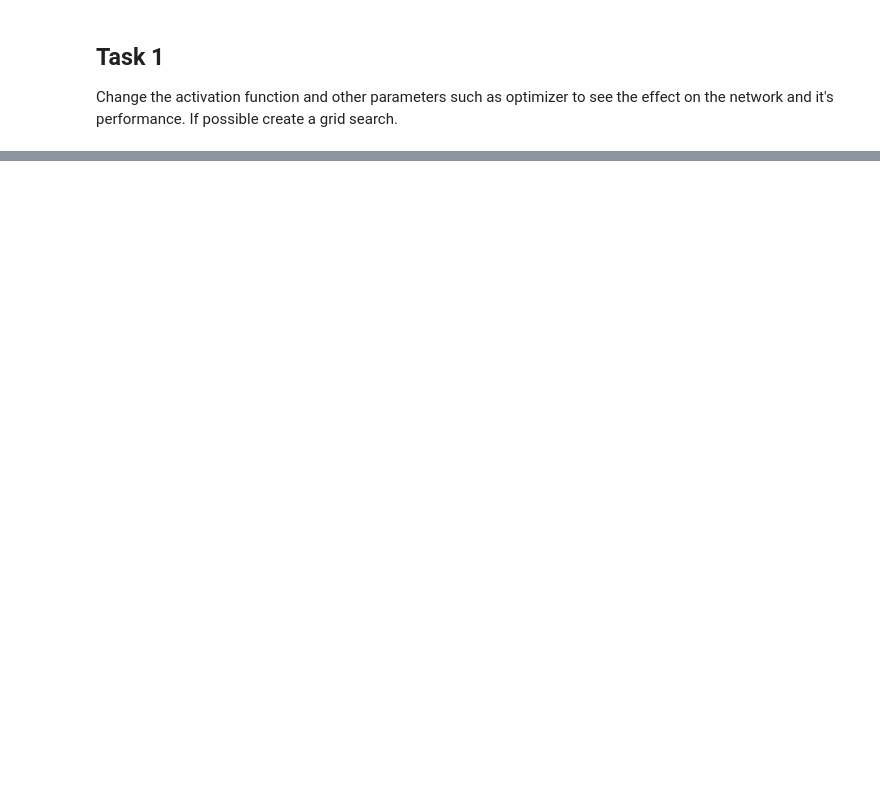
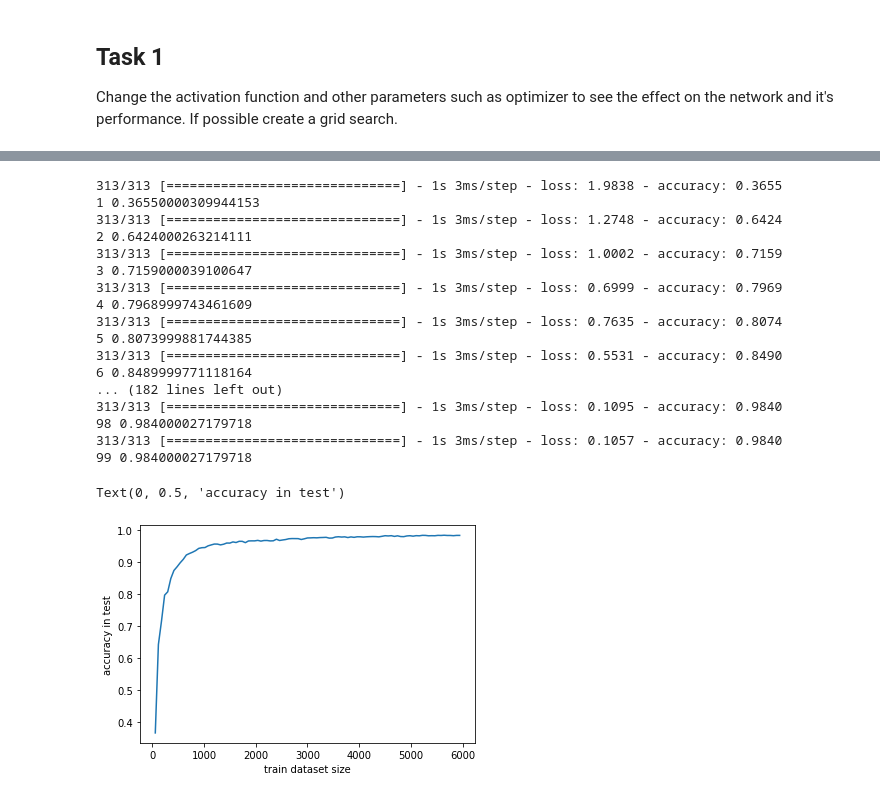
Before and after one commit to jere1882/DL_IADS22, a Jupyter notebook: CNN_Minst.ipynb, the cells around one changed output, grey strips where cells are left out. Saved outputs shown, nothing was run; the diff lists cells and outputs as text; code cells hidden in the pictures; blank space fills up the shorter version.

```diff
--- a/CNN_Minst.ipynb
+++ b/CNN_Minst.ipynb
@@ -314,0 +372,55 @@ Epoch 15/15
+# %%
+# Let's try to strain use very little data and see what happens
+
+model = models.Sequential(
+    [
+        models.Input(shape=(28, 28, 1)),
+        layers.Conv2D(32, kernel_size=(3, 3), activation="relu"),
+        layers.MaxPooling2D(pool_size=(2, 2)),
+        layers.Conv2D(64, kernel_size=(3, 3), activation="relu"),
+        layers.MaxPooling2D(pool_size=(2, 2)),
+        layers.Flatten(),
+        layers.Dropout(0.5),
+        layers.Dense(10, activation="softmax"),
+    ]
+)
+
+history_test_acc = dict()
+
+for train_size in range(1,100,1):
+
+  max_size = train_images.shape[0]
+  new_size = (int)(train_size/1000 * max_size)
+
+  model.compile(optimizer='adam',
+                loss='categorical_crossentropy',
+                metrics=['accuracy'])
+  history = model.fit(train_images[0:new_size,], train_labels[0:new_size,], epochs=15, batch_size=128, validation_split=0.2, verbose = 0) # 20% of the data is used for validation
+  test_loss, test_acc = model.evaluate(test_images, test_labels)
+  print(train_size, test_acc)
+  history_test_acc[train_size]=test_acc
+
+train_sizes = [ train_images.shape[0] * x / 1000 for x in list(history_test_acc.keys()) ]
+plt.plot(train_sizes, list(history_test_acc.values()))
+plt.xlabel('train dataset size')
+plt.ylabel('accuracy in test')
+# %% [output]
+313/313 [==============================] - 1s 3ms/step - loss: 1.9838 - accuracy: 0.3655
+1 0.36550000309944153
+313/313 [==============================] - 1s 3ms/step - loss: 1.2748 - accuracy: 0.6424
+2 0.6424000263214111
+313/313 [==============================] - 1s 3ms/step - loss: 1.0002 - accuracy: 0.7159
+3 0.7159000039100647
+313/313 [==============================] - 1s 3ms/step - loss: 0.6999 - accuracy: 0.7969
+4 0.7968999743461609
+313/313 [==============================] - 1s 3ms/step - loss: 0.7635 - accuracy: 0.8074
+5 0.8073999881744385
+313/313 [==============================] - 1s 3ms/step - loss: 0.5531 - accuracy: 0.8490
+6 0.8489999771118164
+... (182 lines left out)
+313/313 [==============================] - 1s 3ms/step - loss: 0.1095 - accuracy: 0.9840
+98 0.984000027179718
+313/313 [==============================] - 1s 3ms/step - loss: 0.1057 - accuracy: 0.9840
+99 0.984000027179718
+Text(0, 0.5, 'accuracy in test')
+[figure, added]
```
Also changed, not shown: parts of 10 cells of this notebook.
